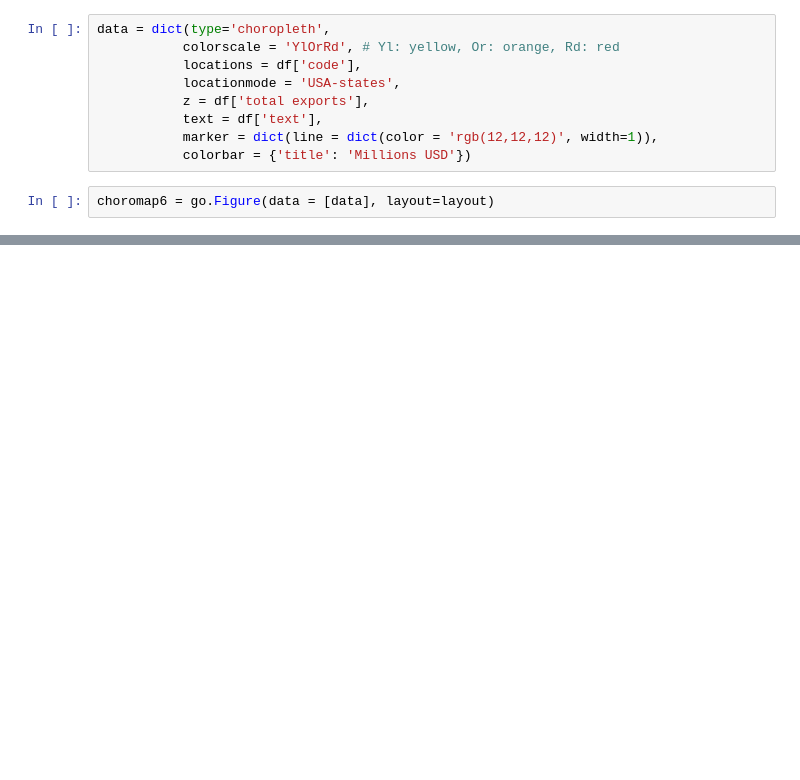
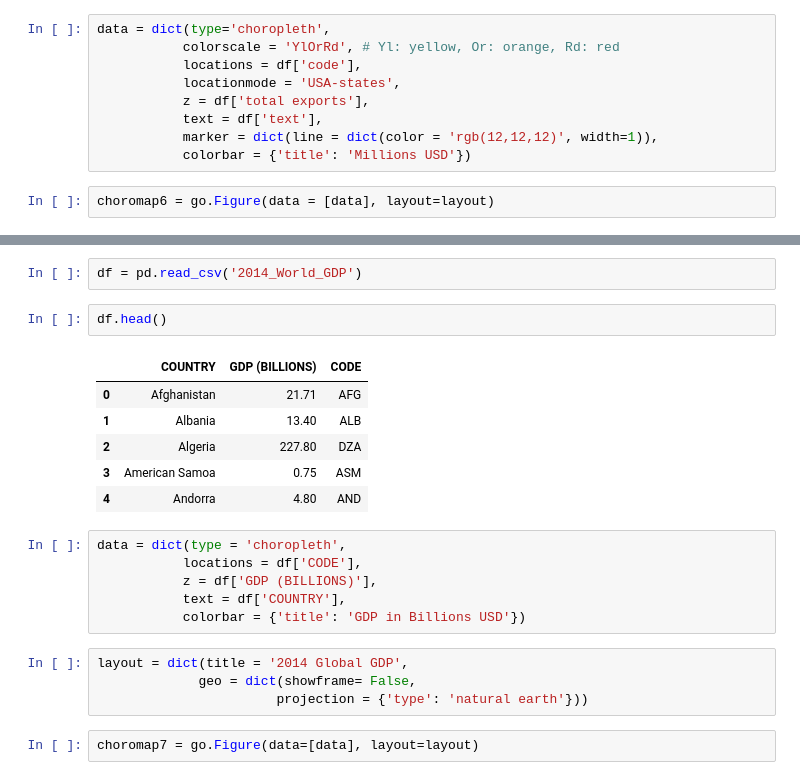
Before and after one commit to neighborpil/PY_PythonForDataScienceAndMachineLearningBootcamp, a Jupyter notebook: Py_DS_ML_Bootcamp-master/09-Geographical-Plotting/01-Choropleth Maps - 1.ipynb, the cells around one changed output, grey strips where cells are left out. Saved outputs shown, nothing was run; the diff lists cells and outputs as text; blank space fills up the shorter version.

Commit message:
Choropleth maps

```diff
--- a/Py_DS_ML_Bootcamp-master/09-Geographical-Plotting/01-Choropleth Maps - 1.ipynb
+++ b/Py_DS_ML_Bootcamp-master/09-Geographical-Plotting/01-Choropleth Maps - 1.ipynb
@@ -156,3 +156,26 @@ choromap6 = go.Figure(data = [data], layout=layout)
 iplot(choromap6)
 # %% [output]
 [interactive output not drawn]
+# %%
+df = pd.read_csv('2014_World_GDP')
+# %%
+df.head()
+# %% [output]
+|  | COUNTRY | GDP (BILLIONS) | CODE |
+| 0 | Afghanistan | 21.71 | AFG |
+| 1 | Albania | 13.40 | ALB |
+| 2 | Algeria | 227.80 | DZA |
+| 3 | American Samoa | 0.75 | ASM |
+| 4 | Andorra | 4.80 | AND |
+# %%
+data = dict(type = 'choropleth',
+           locations = df['CODE'],
+           z = df['GDP (BILLIONS)'],
+           text = df['COUNTRY'],
+           colorbar = {'title': 'GDP in Billions USD'})
+# %%
+layout = dict(title = '2014 Global GDP',
+             geo = dict(showframe= False,
+                       projection = {'type': 'natural earth'}))
+# %%
+choromap7 = go.Figure(data=[data], layout=layout)
```
Also changed, not shown: parts of 2 cells of this notebook, 1 other file.
